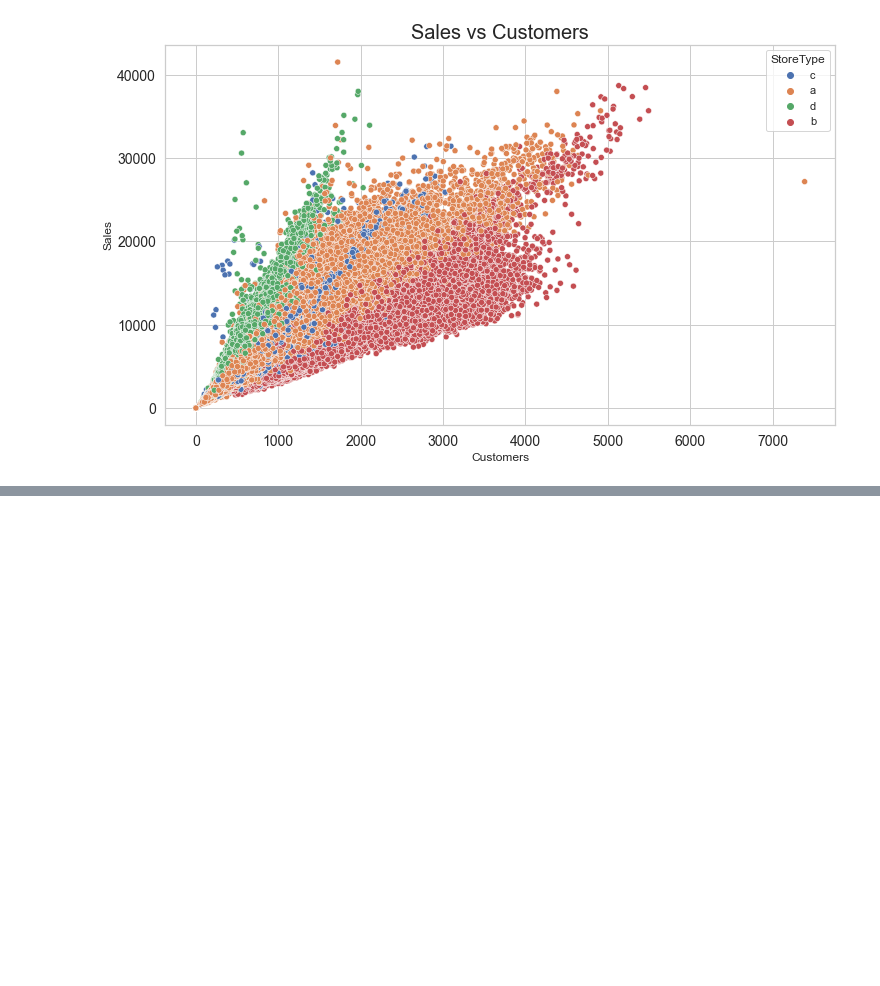
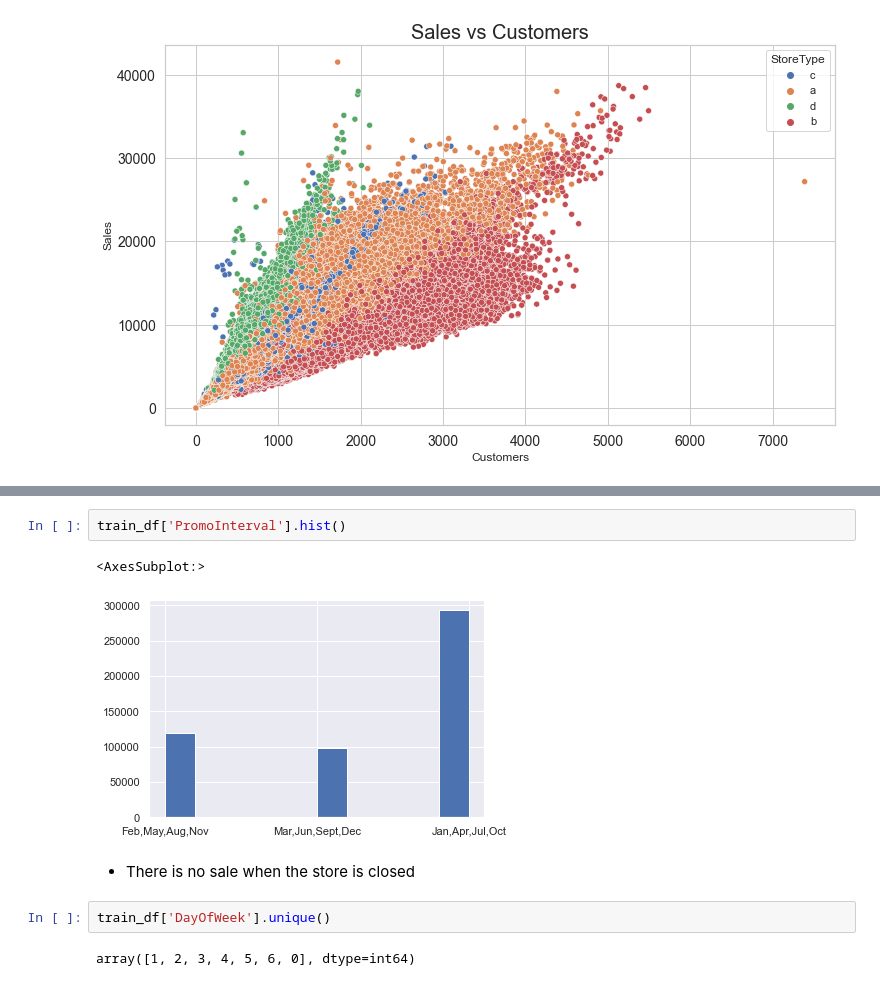
Before and after one commit to yonamg/Pharmaceutical-Sales-Prediction, a Jupyter notebook: notebook/Sales_EDA_process.ipynb, the cells around one changed output, grey strips where cells are left out. Cells and saved outputs as stored; diff of their text form; blank space fills up the shorter version.

```diff
--- a/notebook/Sales_EDA_process.ipynb
+++ b/notebook/Sales_EDA_process.ipynb
@@ -279,0 +284,11 @@ plot.plot_hist_2d(train_df[train_df['Open'] == 1], train_df[train_df['Open'] ==
+# %%
+train_df['PromoInterval'].hist()
+# %% [output]
+<AxesSubplot:>
+[figure, added]
+# %% [markdown]
+* There is no sale when the store is closed
+# %%
+train_df['DayOfWeek'].unique()
+# %% [output]
+array([1, 2, 3, 4, 5, 6, 0], dtype=int64)
```
Also changed, not shown: parts of 21 cells of this notebook.
